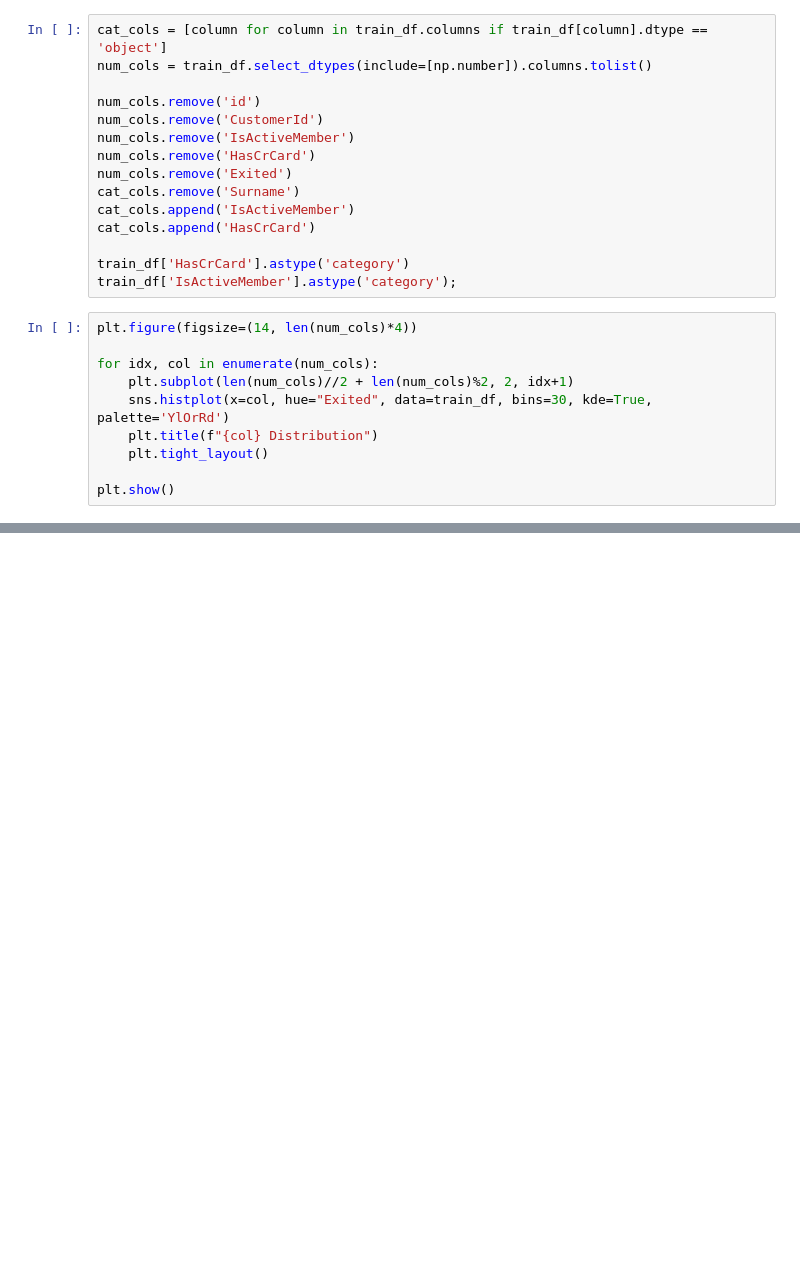
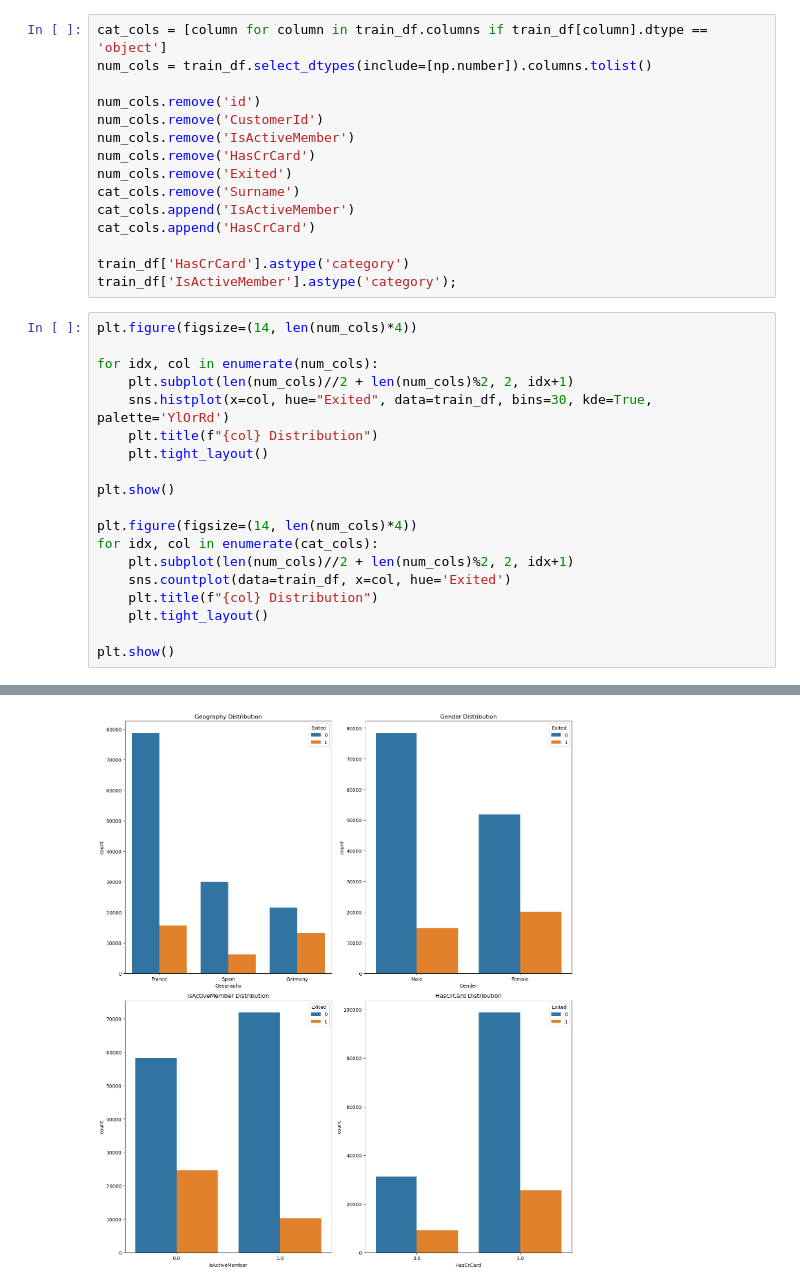
Before and after one commit to KrystianPi/Kaggle-S4E1, a Jupyter notebook: eda.ipynb, the cells around one changed output, grey strips where cells are left out. Saved outputs shown, nothing was run; the diff lists cells and outputs as text; blank space fills up the shorter version.

```diff
--- a/eda.ipynb
+++ b/eda.ipynb
@@ -65,12 +65,22 @@ train_df['IsActiveMember'].astype('category');
 # %%
 plt.figure(figsize=(14, len(num_cols)*4))
 
 for idx, col in enumerate(num_cols):
     plt.subplot(len(num_cols)//2 + len(num_cols)%2, 2, idx+1)
     sns.histplot(x=col, hue="Exited", data=train_df, bins=30, kde=True, palette='YlOrRd')
     plt.title(f"{col} Distribution")
     plt.tight_layout()
 
 plt.show()
+
+plt.figure(figsize=(14, len(num_cols)*4))
+for idx, col in enumerate(cat_cols):
+    plt.subplot(len(num_cols)//2 + len(num_cols)%2, 2, idx+1)
+    sns.countplot(data=train_df, x=col, hue='Exited')
+    plt.title(f"{col} Distribution")
+    plt.tight_layout()
+
+plt.show()
 # %% [output]
 [figure]
+[figure, added]
```
Also changed, not shown: parts of 1 cell of this notebook.
